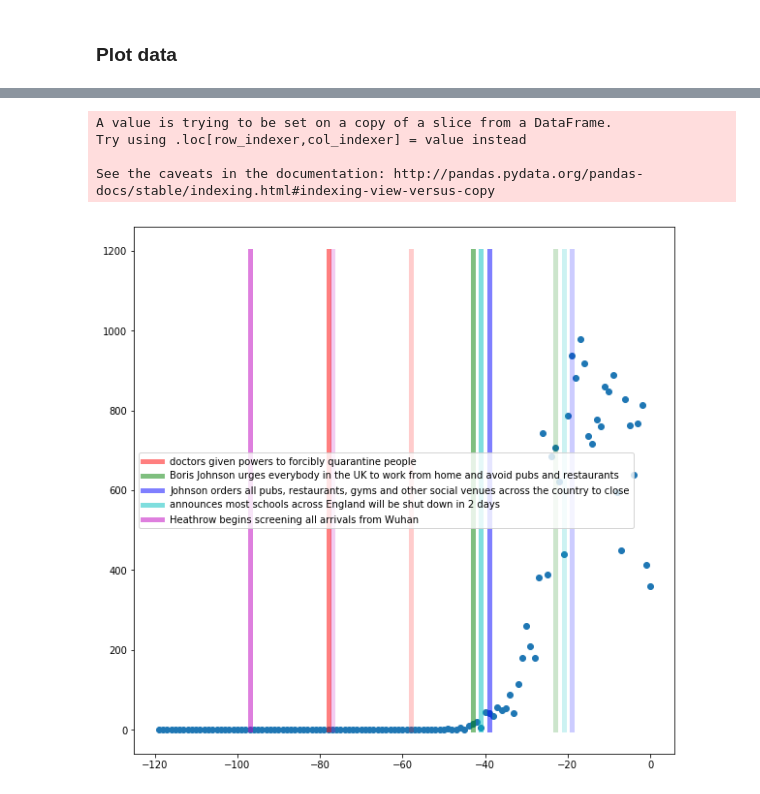
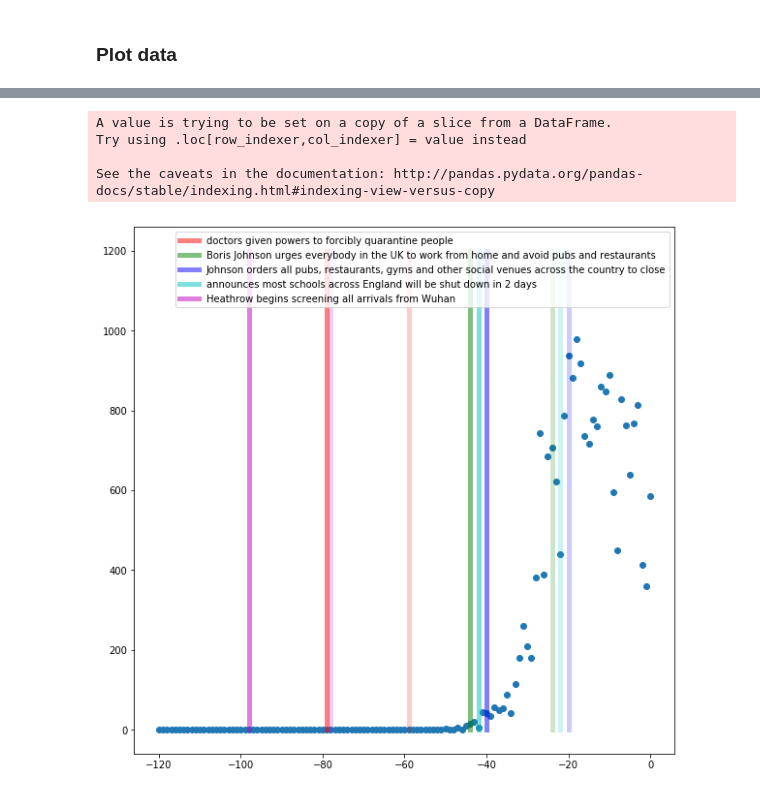
Before and after one commit to PaulHalloran/Jupiter_notebooks_halloran, a Jupyter notebook: covid_international_deaths.ipynb, the cells around one changed output, grey strips where cells are left out. Drawn from its saved outputs; the diff is of its cells as text; code cells hidden in the pictures.

```diff
--- a/covid_international_deaths.ipynb
+++ b/covid_international_deaths.ipynb
@@ -95,7 +95,7 @@ infection_to_death=20
 country = 'United_Kingdom'
 
 # country = 'United_States_of_America'
-# country = 'Croatia'
+# country = 'Sweden'
 
 from scipy.optimize import curve_fit
 from itertools import cycle
@@ -111,35 +111,35 @@ c_country = c.loc[c['countriesAndTerritories'] == country]
 c_country['date'] = pd.to_datetime(c_country[['year', 'month', 'day']])
 days = (c_country.date - c_country.iloc[0].date).dt.days
 
 fig= plt.subplots(figsize=(10, 10))
 
 x,y=days.copy(),c_country.deaths.values.copy()
 plt.scatter(x,y)
 
 # for i in (np.arange(15)+1):
 #     x,y=days[i::].copy(),c_country.deaths.values[i::].copy()
 #     popt, pcov = curve_fit(func, x, y)
 #     plt.plot(x, func(x, *popt),alpha=0.8,label='_nolegend_')
 
 if country == 'United_Kingdom':
     for key in uk_measures:
         color=next(colours_cycle)
         date = uk_measures[key]
         days = (date - c_country.iloc[0].date).days
         days2 = days + infection_to_death
         plt.plot([days,days],[0,1200],color,label=key,alpha=0.5,lw=5)
         plt.plot([days2,days2],[0,1200],color,alpha=0.2,lw=5)
 
-plt.legend()
+plt.legend(loc = 1)
 
 plt.savefig('/Users/ph290/Downloads/x_deaths.png')
 # plt.xlim([-35,5])
 # %% [output]
 A value is trying to be set on a copy of a slice from a DataFrame.
 Try using .loc[row_indexer,col_indexer] = value instead
 
 See the caveats in the documentation: http://pandas.pydata.org/pandas-docs/stable/indexing.html#indexing-view-versus-copy
-[figure, old version]
+[figure, new version]
 # %%
 ISO3_codes = np.array([str(x) for x in np.unique(c.countryterritoryCode)])
 ISO3_codes = ISO3_codes[ISO3_codes <> 'nan']
```
Also changed, not shown: parts of 12 cells of this notebook.
